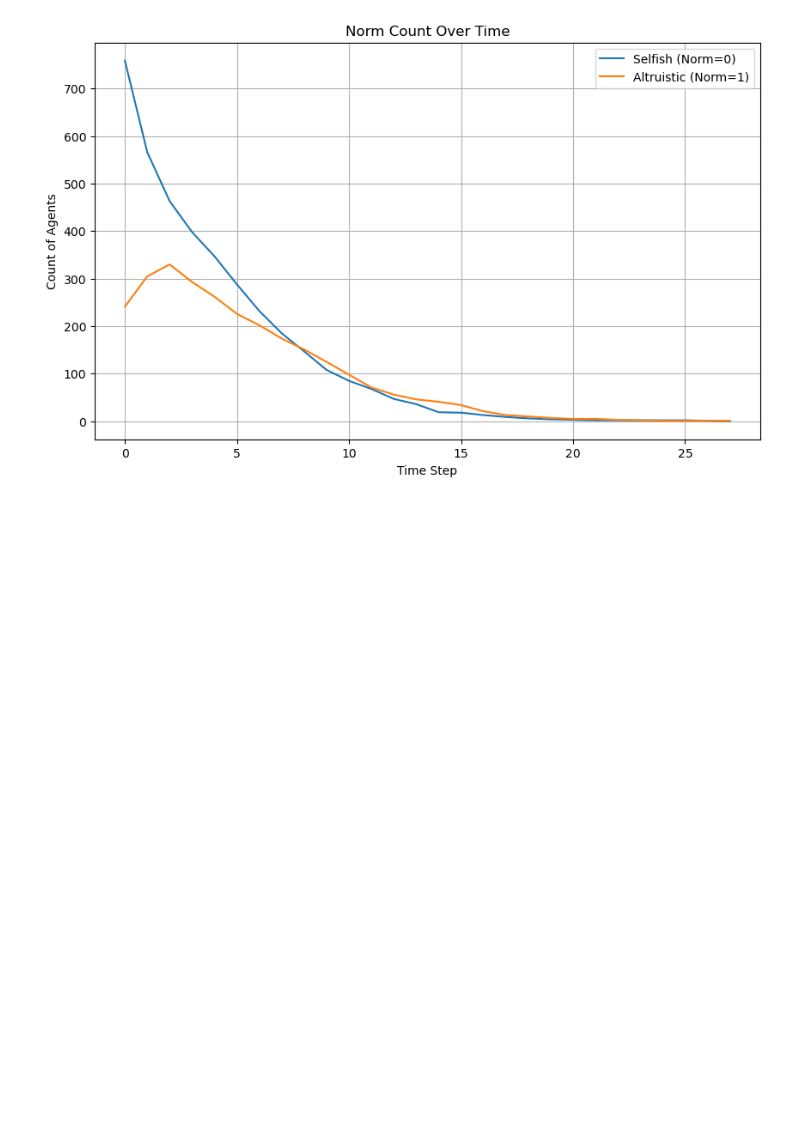
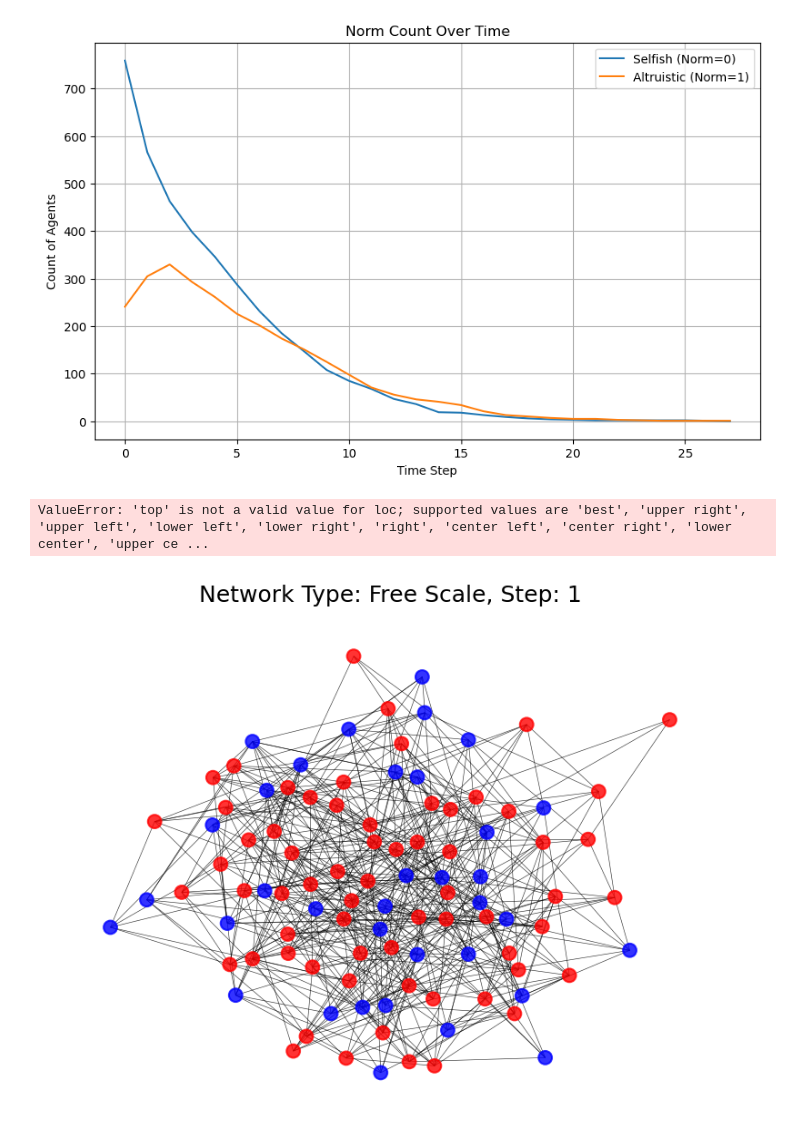
Before and after one commit to pollockDeVis/sfi_hw_normal_change, a Jupyter notebook: combined_model.ipynb, the cells around one changed output. Cells and saved outputs as stored; diff of their text form; code cells hidden in the pictures; blank space fills up the shorter version.

```diff
--- a/combined_model.ipynb
+++ b/combined_model.ipynb
@@ -910,3 +954,60 @@ plt.grid(True)
 plt.show()
 # %% [output]
 [figure]
+# %%
+
+import numpy as np
+import matplotlib.pyplot as plt
+import matplotlib.animation as animation
+import networkx as nx
+import pandas as pd
+import matplotlib.patches as mpatches
+
+# Assuming the following variables are defined somewhere in your code
+# model.G : The networkx graph
+# data : The pandas DataFrame containing agent data
+
+pos = nx.spring_layout(model.G)
+
+def draw(i):
+    networktype = 'Free Scale'
+    stepnumber = i * 2
+    d = data.reset_index()
+    d = d[d['Step'] == stepnumber]
+
+    for node in model.G.nodes:
+        norm_value = int(d[d['AgentID'] == node]['Norm'])
+        if norm_value == 0:
+            model.G.nodes[node]['color'] = 'red'
+        elif norm_value == 1:
+            model.G.nodes[node]['color'] = 'blue'
+
+    node_colors = [model.G.nodes[n]['color'] for n in model.G.nodes()]
+
+    # Create legend patches
+    selfish_patch = mpatches.Patch(color='red', label='Selfish')
+    altruistic_patch = mpatches.Patch(color='blue', label='Altruistic')
+
+    ax.cla()  # Clear the axis for fresh drawing
+    ax.axis('off')  # Turn off the axis
+    ax.set_title(f'Network Type: {networktype}, Step: {stepnumber + 1}')
+
+    # Draw the network
+    nx.draw(model.G, pos, node_color=node_colors, with_labels=False, node_size=50, width=0.3, alpha=0.8, ax=ax)
+
+    # Add the legend
+    ax.legend(handles=[selfish_patch, altruistic_patch], loc='right')
+
+fig = plt.figure(dpi=150)
+fig.clf()
+ax = fig.subplots()
+
+draw(0)  # Draw the initial state
+
+fps = 1  # Frames per second
+ani = animation.FuncAnimation(fig, draw, frames=50, interval=1000/fps)
+ani.save('change.gif', writer='pillow', fps=fps)
+plt.show()
+# %% [output]
+ValueError: 'top' is not a valid value for loc; supported values are 'best', 'upper right', 'upper left', 'lower left', 'lower right', 'right', 'center left', 'center right', 'lower center', 'upper ce ...
+[figure, added]
```
Also changed, not shown: parts of 5 cells of this notebook, 2 other files.
